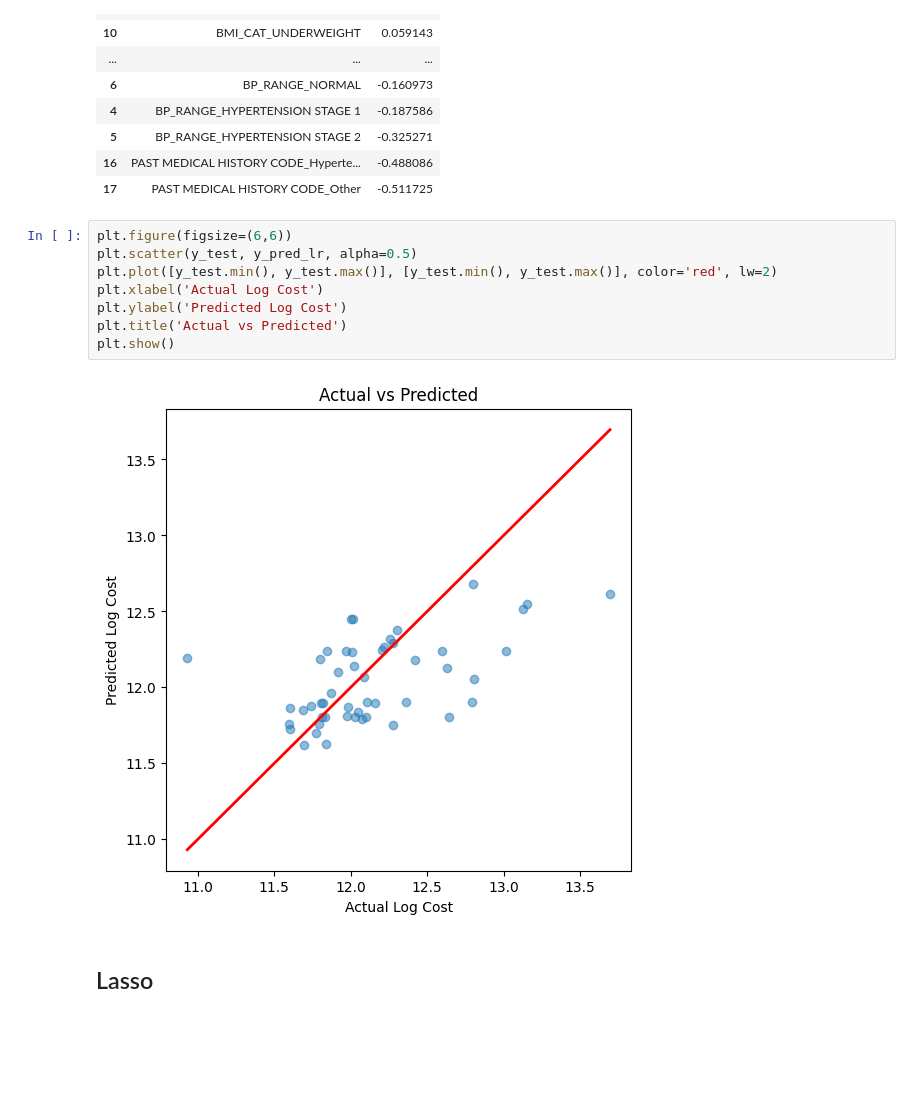
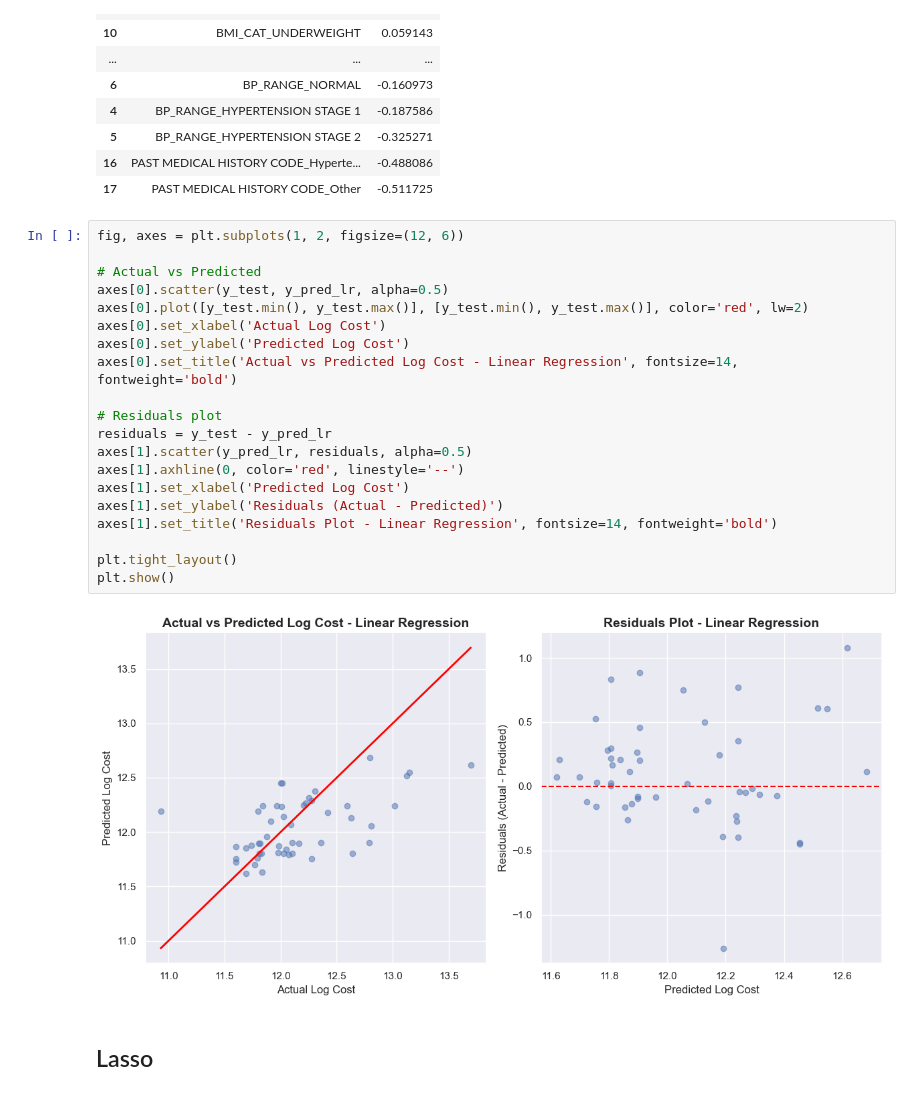
Before and after one commit to lmills724/Package-Pricing-Mission-Hospital-Project, a Jupyter notebook: pricing-predictions.ipynb, the cells around one changed output. Drawn from its saved outputs; the diff is of its cells as text; blank space fills up the shorter version.

Commit message:
Adding images, updated plots, and updated README

```diff
--- a/pricing-predictions.ipynb
+++ b/pricing-predictions.ipynb
@@ -435,15 +447,27 @@ display(coef_df)
 | 16 | PAST MEDICAL HISTORY CODE_Hyperte... | -0.488086 |
 | 17 | PAST MEDICAL HISTORY CODE_Other | -0.511725 |
 # %%
-plt.figure(figsize=(6,6))
-plt.scatter(y_test, y_pred_lr, alpha=0.5)
-plt.plot([y_test.min(), y_test.max()], [y_test.min(), y_test.max()], color='red', lw=2)
-plt.xlabel('Actual Log Cost')
-plt.ylabel('Predicted Log Cost')
-plt.title('Actual vs Predicted')
+fig, axes = plt.subplots(1, 2, figsize=(12, 6))
+
+# Actual vs Predicted
+axes[0].scatter(y_test, y_pred_lr, alpha=0.5)
+axes[0].plot([y_test.min(), y_test.max()], [y_test.min(), y_test.max()], color='red', lw=2)
+axes[0].set_xlabel('Actual Log Cost')
+axes[0].set_ylabel('Predicted Log Cost')
+axes[0].set_title('Actual vs Predicted Log Cost - Linear Regression', fontsize=14, fontweight='bold')
+
+# Residuals plot
+residuals = y_test - y_pred_lr
+axes[1].scatter(y_pred_lr, residuals, alpha=0.5)
+axes[1].axhline(0, color='red', linestyle='--')
+axes[1].set_xlabel('Predicted Log Cost')
+axes[1].set_ylabel('Residuals (Actual - Predicted)')
+axes[1].set_title('Residuals Plot - Linear Regression', fontsize=14, fontweight='bold')
+
+plt.tight_layout()
 plt.show()
 # %% [output]
-[figure, old version]
+[figure, new version]
 # %% [markdown]
 ## Lasso
 # %%
```
Also changed, not shown: parts of 7 cells of this notebook, 8 other files.
